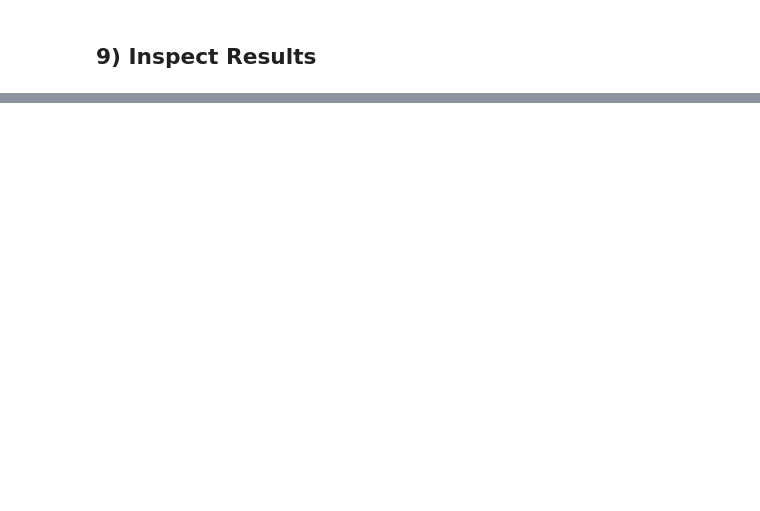
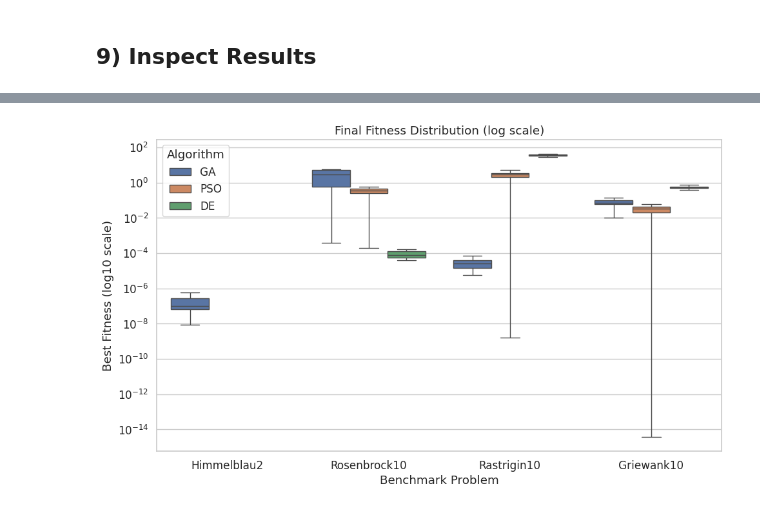
Before and after one commit to raqcoss/EvoComputing, a Jupyter notebook: HW3.ipynb, the cells around one changed output, grey strips where cells are left out. Saved outputs shown, nothing was run; the diff lists cells and outputs as text; code cells hidden in the pictures; blank space fills up the shorter version.

```diff
--- a/HW3.ipynb
+++ b/HW3.ipynb
@@ -792,0 +858,16 @@ Pairwise Wilcoxon summary
+# %%
+
+# ---------------------------
+# 1. Boxplots of final fitness
+# ---------------------------
+plt.figure(figsize=(10, 6))
+sns.boxplot(data=df_all, x="problem", y="f_best", hue="algo", showfliers=False)
+plt.yscale("log")
+plt.title("Final Fitness Distribution (log scale)")
+plt.ylabel("Best Fitness (log10 scale)")
+plt.xlabel("Benchmark Problem")
+plt.legend(title="Algorithm")
+plt.tight_layout()
+plt.show()
+# %% [output]
+[figure, added]
```
Also changed, not shown: parts of 15 cells of this notebook, 14 other files.
